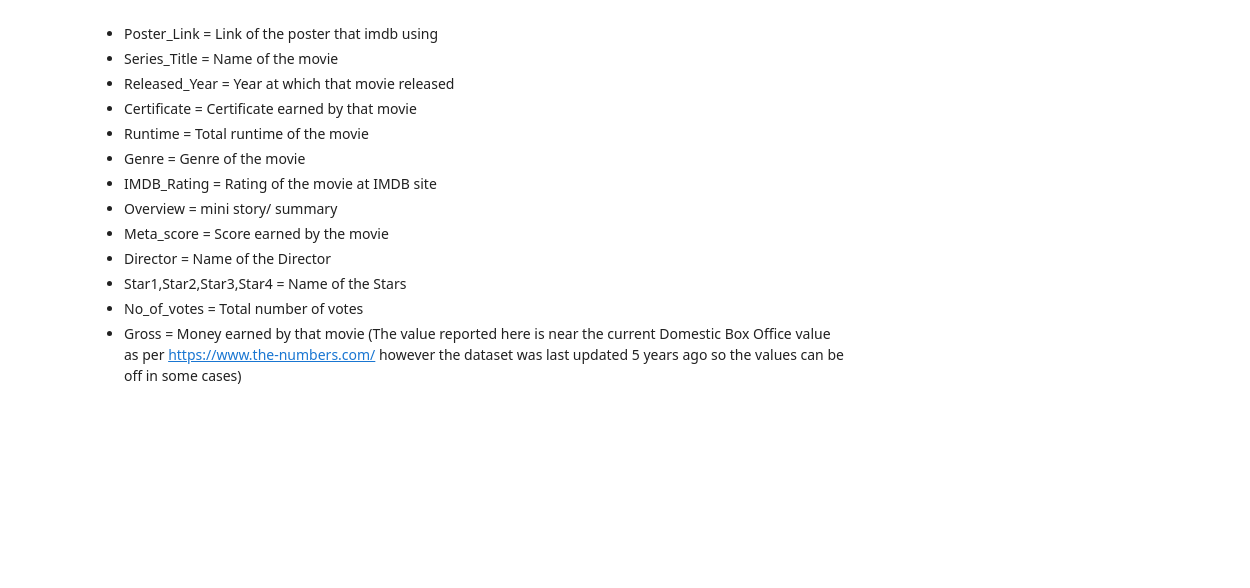
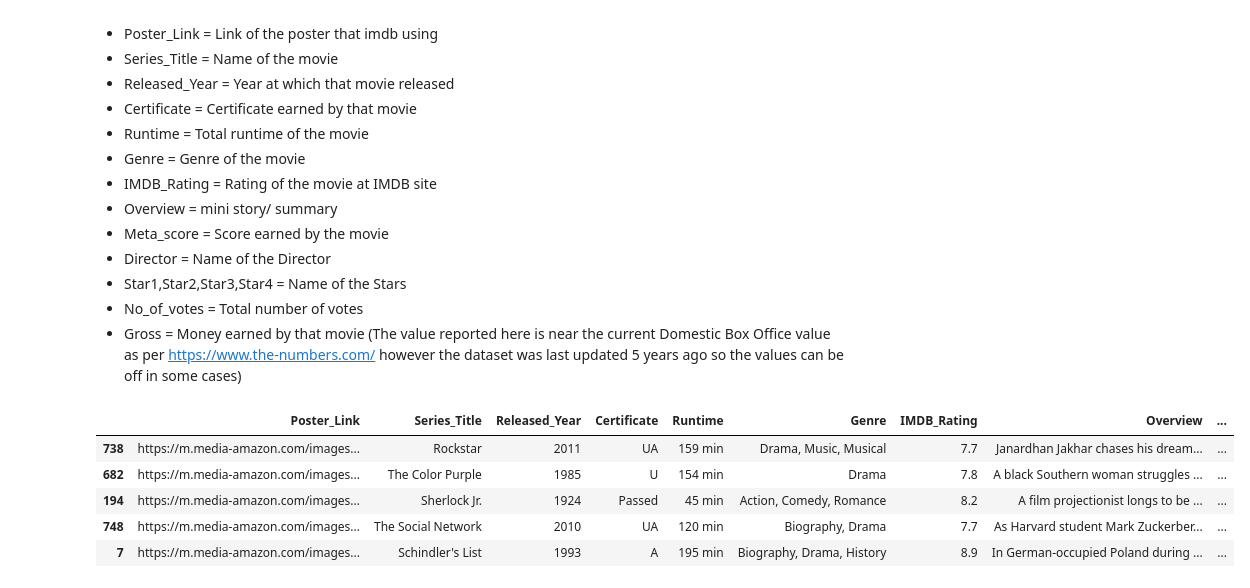
Before and after one commit to abdolhmed/Data_Acquisition_Preprocessing_CA, a Jupyter notebook: MovieCA.ipynb, the cells around one changed output. Cells and saved outputs as stored; diff of their text form; code cells hidden in the pictures; blank space fills up the shorter version.

```diff
--- a/MovieCA.ipynb
+++ b/MovieCA.ipynb
@@ -50,3 +50,13 @@ This dataset contains the following contents :
 * No_of_votes = Total number of votes
 * Gross = Money earned by that movie
 (The value reported here is near the current Domestic Box Office value as per https://www.the-numbers.com/ however the dataset was last updated 5 years ago so the values can be off in some cases)
+# %%
+df_sorted = df.sort_values(by="Gross", ascending=False)
+df_sorted.head()
+# %% [output]
+|  | Poster_Link | Series_Title | Released_Year | Certificate | Runtime | Genre | IMDB_Rating | Overview | ... |
+| 738 | https://m.media-amazon.com/images... | Rockstar | 2011 | UA | 159 min | Drama, Music, Musical | 7.7 | Janardhan Jakhar chases his dream... | ... |
+| 682 | https://m.media-amazon.com/images... | The Color Purple | 1985 | U | 154 min | Drama | 7.8 | A black Southern woman struggles ... | ... |
+| 194 | https://m.media-amazon.com/images... | Sherlock Jr. | 1924 | Passed | 45 min | Action, Comedy, Romance | 8.2 | A film projectionist longs to be ... | ... |
+| 748 | https://m.media-amazon.com/images... | The Social Network | 2010 | UA | 120 min | Biography, Drama | 7.7 | As Harvard student Mark Zuckerber... | ... |
+| 7 | https://m.media-amazon.com/images... | Schindler's List | 1993 | A | 195 min | Biography, Drama, History | 8.9 | In German-occupied Poland during ... | ... |
```
Also changed, not shown: parts of 3 cells of this notebook.
